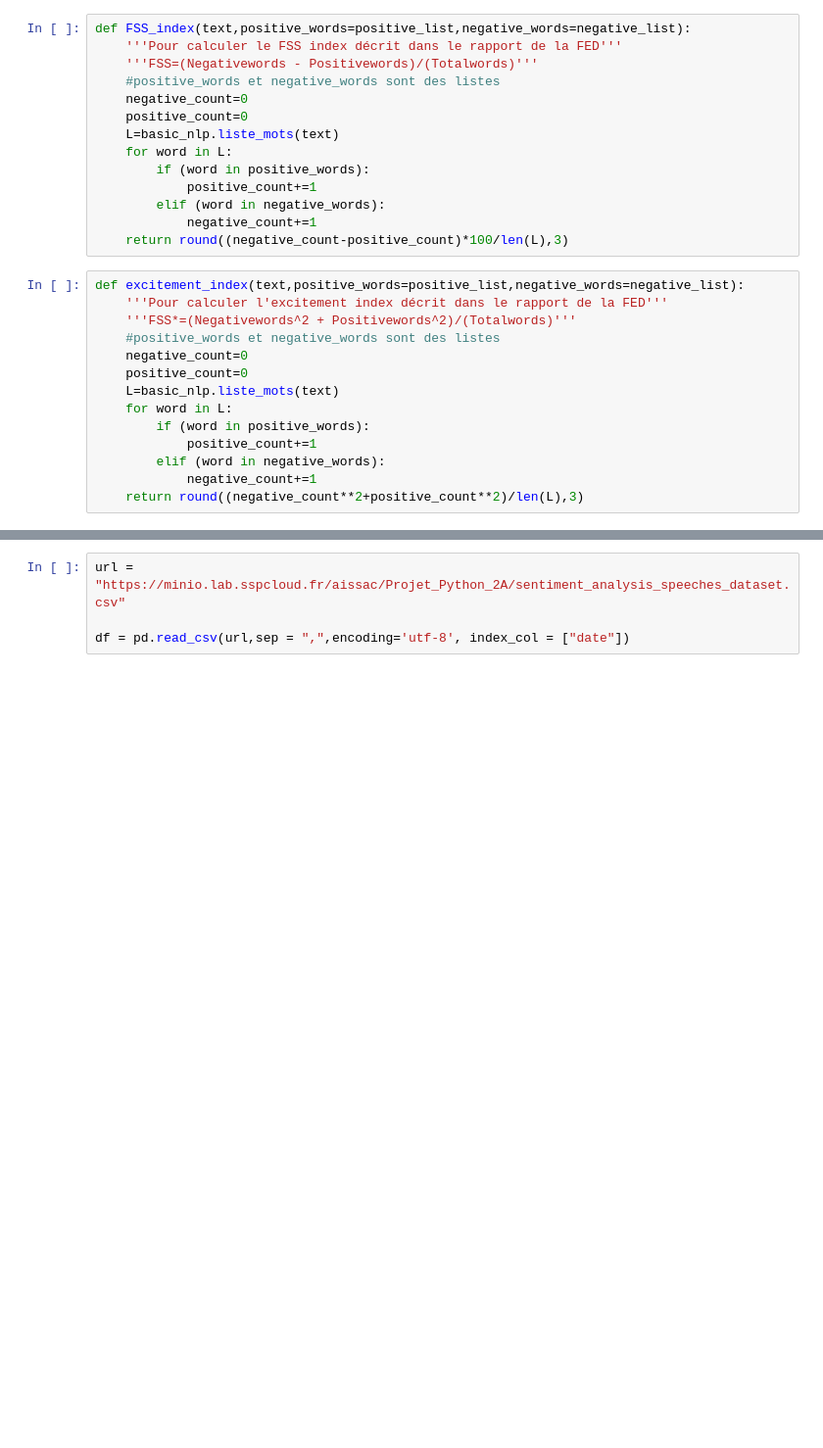
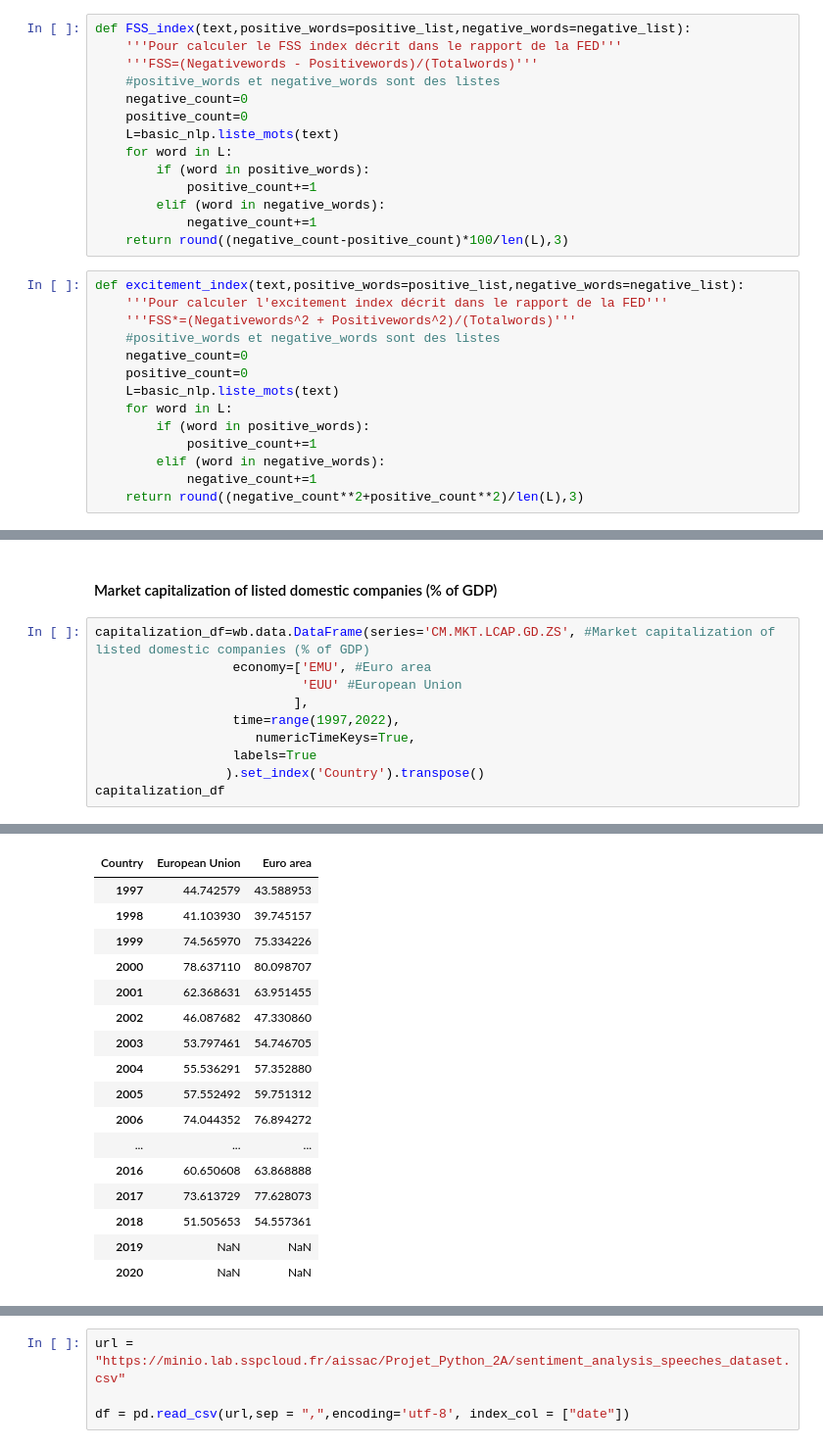
Before and after one commit to a-issac/central-bank-speech-analysis, a Jupyter notebook: Notebook.ipynb, the cells around one changed output, grey strips where cells are left out. Shown at 98% size. Cells and saved outputs as stored; diff of their text form; blank space fills up the shorter version.

```diff
--- a/Notebook.ipynb
+++ b/Notebook.ipynb
@@ -1240,0 +1204,13 @@ pd.DataFrame.from_dict(dataset)
+# %% [markdown]
+#### Market capitalization of listed domestic companies (% of GDP)
+# %%
+capitalization_df=wb.data.DataFrame(series='CM.MKT.LCAP.GD.ZS', #Market capitalization of listed domestic companies (% of GDP)
+                  economy=['EMU', #Euro area
+                           'EUU' #European Union
+                          ],
+                  time=range(1997,2022),
+                     numericTimeKeys=True,
+                  labels=True
+                 ).set_index('Country').transpose()
+capitalization_df
+# %% [output]
@@ -1240,0 +1218,17 @@ pd.DataFrame.from_dict(dataset)
+| Country | European Union | Euro area |
+| 1997 | 44.742579 | 43.588953 |
+| 1998 | 41.103930 | 39.745157 |
+| 1999 | 74.565970 | 75.334226 |
+| 2000 | 78.637110 | 80.098707 |
+| 2001 | 62.368631 | 63.951455 |
+| 2002 | 46.087682 | 47.330860 |
+| 2003 | 53.797461 | 54.746705 |
+| 2004 | 55.536291 | 57.352880 |
+| 2005 | 57.552492 | 59.751312 |
+| 2006 | 74.044352 | 76.894272 |
+| ... | ... | ... |
+| 2016 | 60.650608 | 63.868888 |
+| 2017 | 73.613729 | 77.628073 |
+| 2018 | 51.505653 | 54.557361 |
+| 2019 | NaN | NaN |
+| 2020 | NaN | NaN |
```
Also changed, not shown: parts of 82 cells of this notebook.
